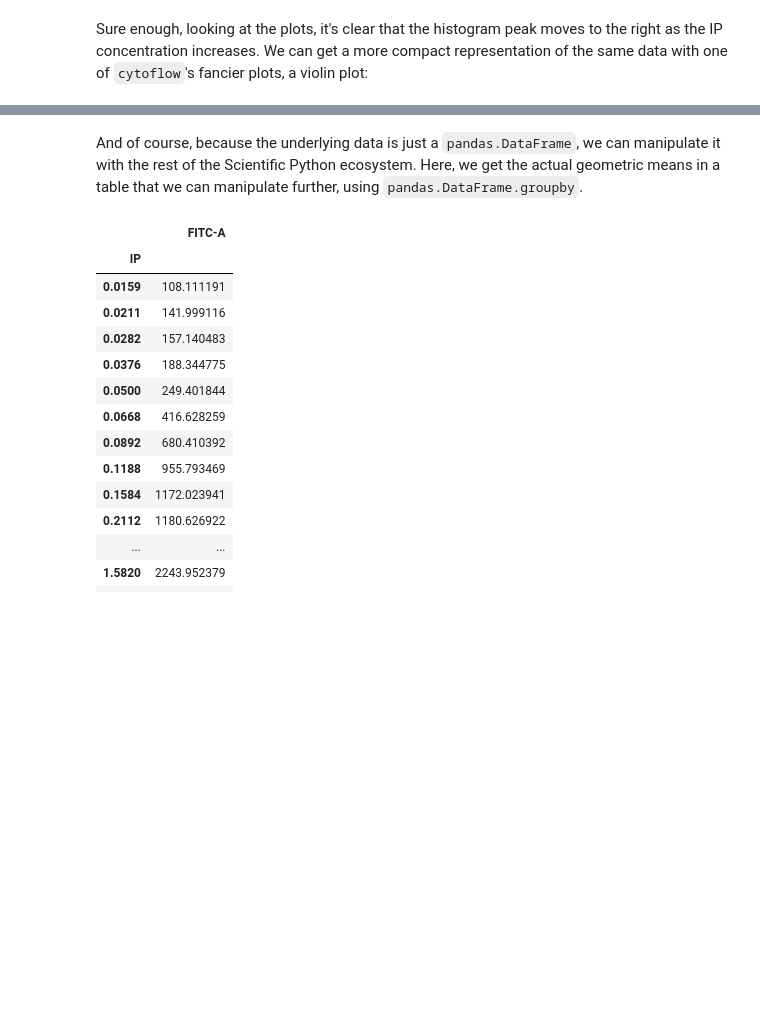
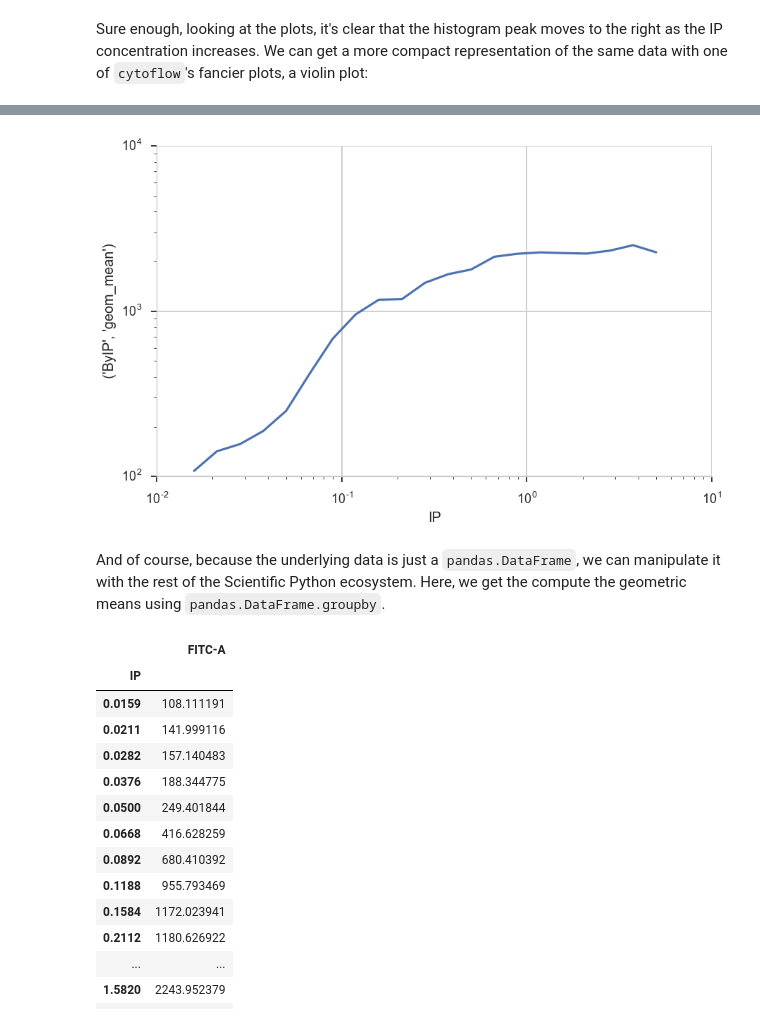
Before and after one commit to cytoflow/cytoflow, a Jupyter notebook: docs/examples-basic/Yeast Dose Reponse.ipynb, the cells around one changed output, grey strips where cells are left out. Drawn from its saved outputs; the diff is of its cells as text; code cells hidden in the pictures; blank space fills up the shorter version.

```diff
--- a/docs/examples-basic/Yeast Dose Reponse.ipynb
+++ b/docs/examples-basic/Yeast Dose Reponse.ipynb
@@ -125,5 +106,18 @@ flow.Stats1DView(xvariable = "IP",
+# %%
+ex3 = flow.ChannelStatisticOp(name = "ByIP",
+                              channel = "FITC-A",
+                              by = ["IP"],
+                              function = flow.geom_mean,
+                              subset = "Debris_Filter == True").apply(ex2)
+
+flow.Stats1DView(statistic = ("ByIP", "geom_mean"),
+                 xvariable = "IP",
+                 xscale = "log",
+                 yscale = "log").plot(ex3)
+# %% [output]
+[figure, added]
 # %% [markdown]
-And of course, because the underlying data is just a `pandas.DataFrame`, we can manipulate it with the rest of the Scientific Python ecosystem.  Here, we get the actual geometric means in a table that we can manipulate further, using `pandas.DataFrame.groupby`.
+And of course, because the underlying data is just a `pandas.DataFrame`, we can manipulate it with the rest of the Scientific Python ecosystem.  Here, we get the compute the geometric means using `pandas.DataFrame.groupby`.
 # %%
 (ex2.data.query("Debris_Filter == True")[['IP', 'FITC-A']]
          .groupby('IP')
```
Also changed, not shown: parts of 11 cells of this notebook.
